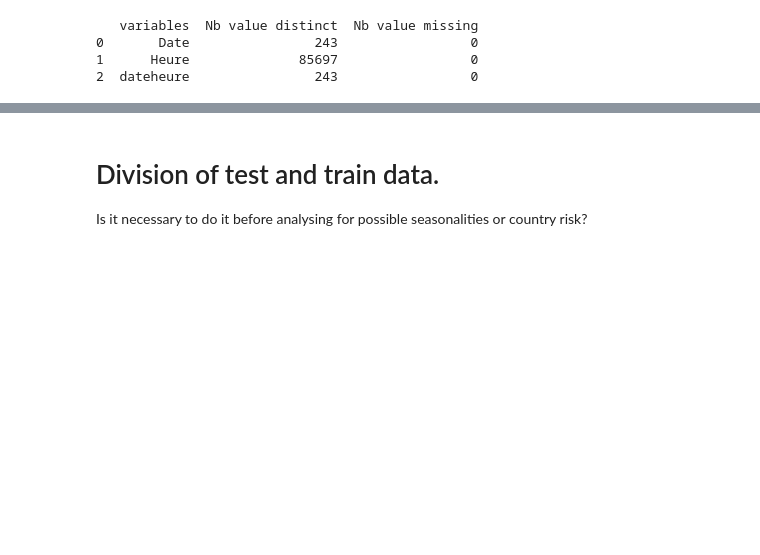
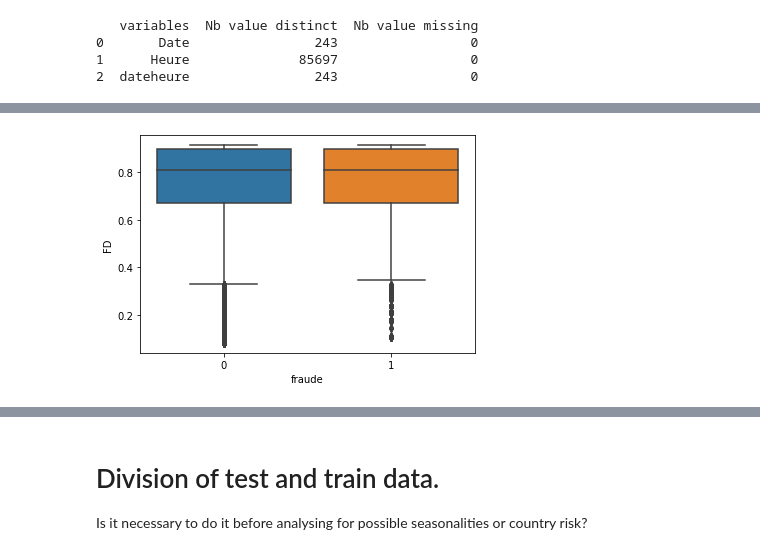
Before and after one commit to AleMax2/Scoring, a Jupyter notebook: Scoring .ipynb, the cells around one changed output, grey strips where cells are left out. Drawn from its saved outputs; the diff is of its cells as text; code cells hidden in the pictures; blank space fills up the shorter version.

```diff
--- a/Scoring .ipynb
+++ b/Scoring .ipynb
@@ -150,0 +225,4 @@ data=data.loc[data['FM_Sum_12']<400000]
+# %%
+sns.boxplot(data=data, x="fraude", y="FD");
+# %% [output]
+[figure, added]
```
Also changed, not shown: parts of 14 cells of this notebook.
